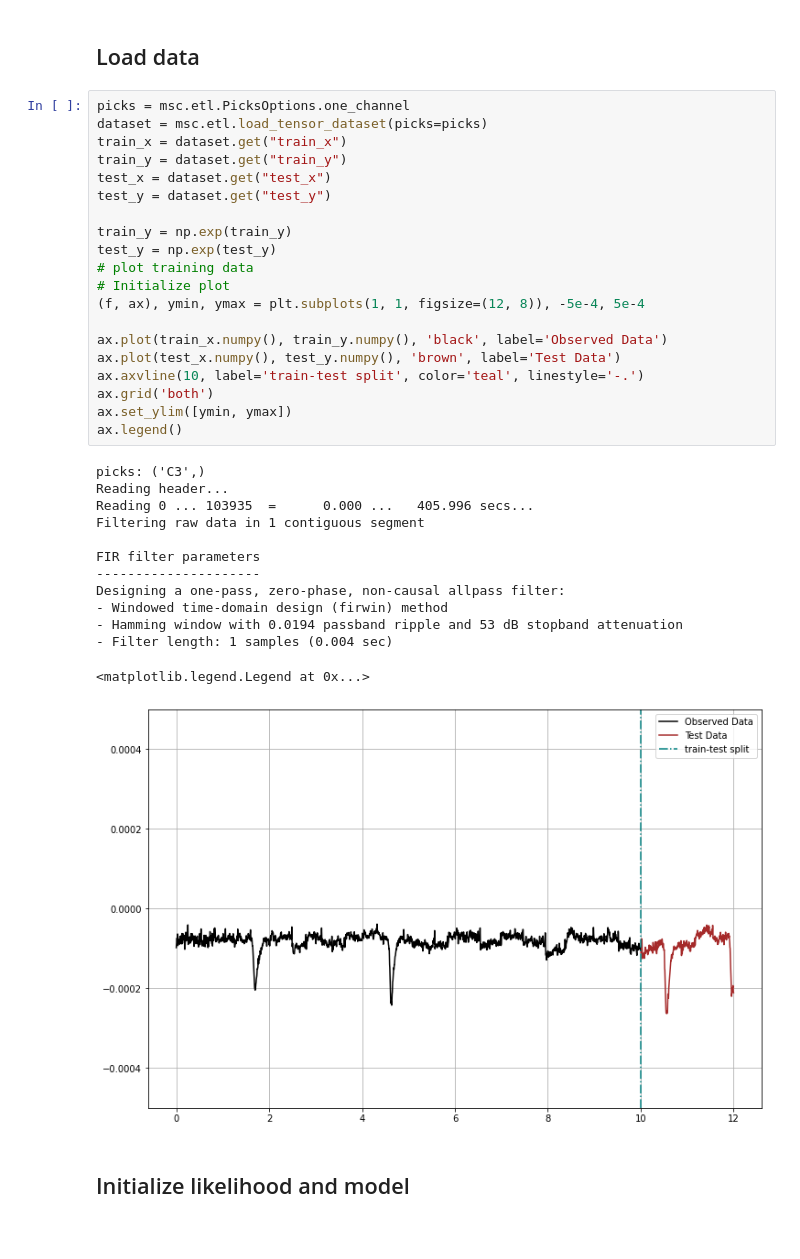
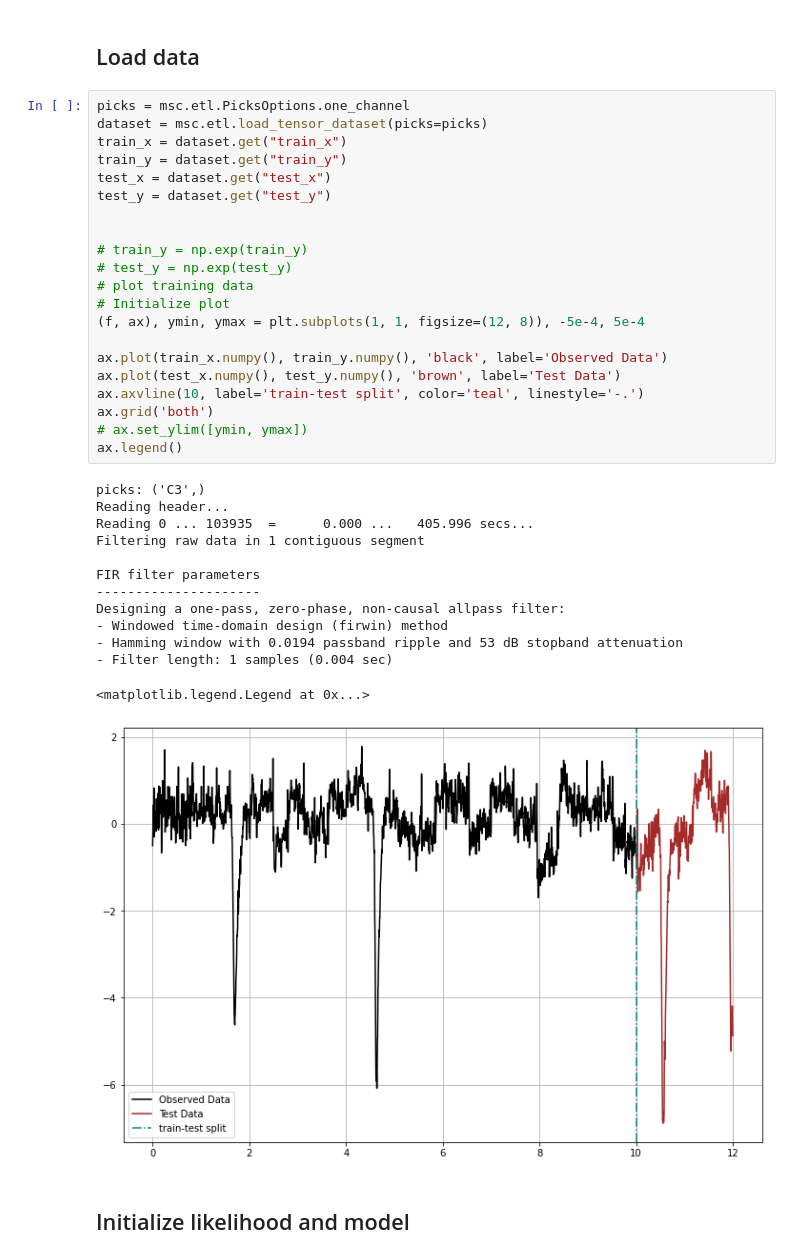
Before and after one commit to noamsgl/msc, a Jupyter notebook: notebooks/research/Simple_GP_Regression_EEG.ipynb, the cells around one changed output. Cells and saved outputs as stored; diff of their text form.

```diff
--- a/notebooks/research/Simple_GP_Regression_EEG.ipynb
+++ b/notebooks/research/Simple_GP_Regression_EEG.ipynb
@@ -21,37 +18,38 @@ The autoreload extension is already loaded. To reload it, use:
 # %%
 picks = msc.etl.PicksOptions.one_channel
 dataset = msc.etl.load_tensor_dataset(picks=picks)
 train_x = dataset.get("train_x")
 train_y = dataset.get("train_y")
 test_x = dataset.get("test_x")
 test_y = dataset.get("test_y")
 
-train_y = np.exp(train_y)
-test_y = np.exp(test_y)
+
+# train_y = np.exp(train_y)
+# test_y = np.exp(test_y)
 # plot training data
 # Initialize plot
 (f, ax), ymin, ymax = plt.subplots(1, 1, figsize=(12, 8)), -5e-4, 5e-4
 
 ax.plot(train_x.numpy(), train_y.numpy(), 'black', label='Observed Data')
 ax.plot(test_x.numpy(), test_y.numpy(), 'brown', label='Test Data')
 ax.axvline(10, label='train-test split', color='teal', linestyle='-.')
 ax.grid('both')
-ax.set_ylim([ymin, ymax])
+# ax.set_ylim([ymin, ymax])
 ax.legend()
 # %% [output]
 picks: ('C3',)
 Reading header...
 Reading 0 ... 103935  =      0.000 ...   405.996 secs...
 Filtering raw data in 1 contiguous segment
 
 FIR filter parameters
 ---------------------
 Designing a one-pass, zero-phase, non-causal allpass filter:
 - Windowed time-domain design (firwin) method
 - Hamming window with 0.0194 passband ripple and 53 dB stopband attenuation
 - Filter length: 1 samples (0.004 sec)
 <matplotlib.legend.Legend at 0x...>
-[figure, old version]
+[figure, new version]
 # %% [markdown]
 ## Initialize likelihood and model
 # %%
```
Also changed, not shown: parts of 4 cells of this notebook, 2 other files.
